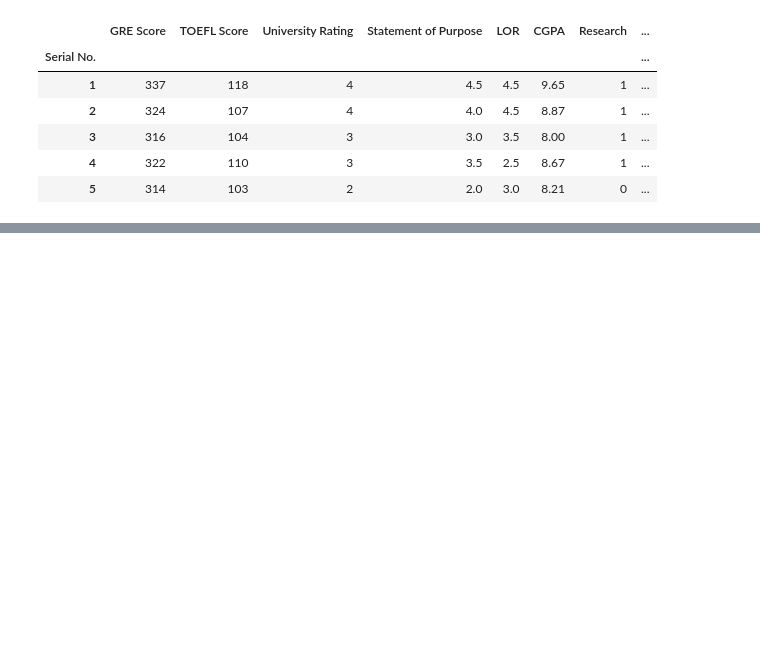
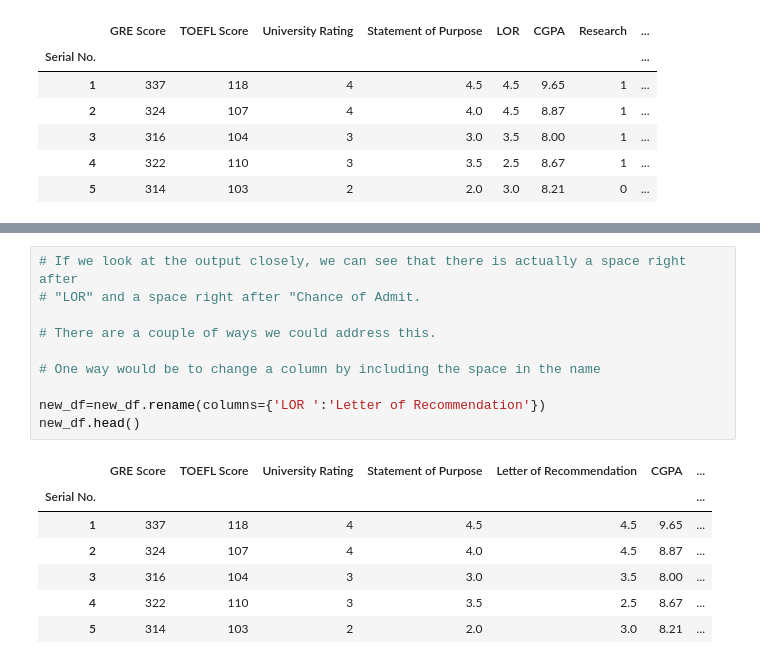
Before and after one commit to irinavalenzuela/Applied-Data-Science-Python, a Jupyter notebook: Week2_Pandas_Series.ipynb, the cells around one changed output, grey strips where cells are left out. Drawn from its saved outputs; the diff is of its cells as text; blank space fills up the shorter version.

```diff
--- a/Week2_Pandas_Series.ipynb
+++ b/Week2_Pandas_Series.ipynb
@@ -704,0 +717,18 @@ new_df.head()
+# %%
+# If we look at the output closely, we can see that there is actually a space right after
+# "LOR" and a space right after "Chance of Admit.
+
+# There are a couple of ways we could address this.
+
+# One way would be to change a column by including the space in the name
+
+new_df=new_df.rename(columns={'LOR ':'Letter of Recommendation'})
+new_df.head()
+# %% [output]
+|  | GRE Score | TOEFL Score | University Rating | Statement of Purpose | Letter of Recommendation | CGPA | ... |
+| Serial No. |  |  |  |  |  |  | ... |
+| 1 | 337 | 118 | 4 | 4.5 | 4.5 | 9.65 | ... |
+| 2 | 324 | 107 | 4 | 4.0 | 4.5 | 8.87 | ... |
+| 3 | 316 | 104 | 3 | 3.0 | 3.5 | 8.00 | ... |
+| 4 | 322 | 110 | 3 | 3.5 | 2.5 | 8.67 | ... |
+| 5 | 314 | 103 | 2 | 2.0 | 3.0 | 8.21 | ... |
```
Also changed, not shown: parts of 2 cells of this notebook.
